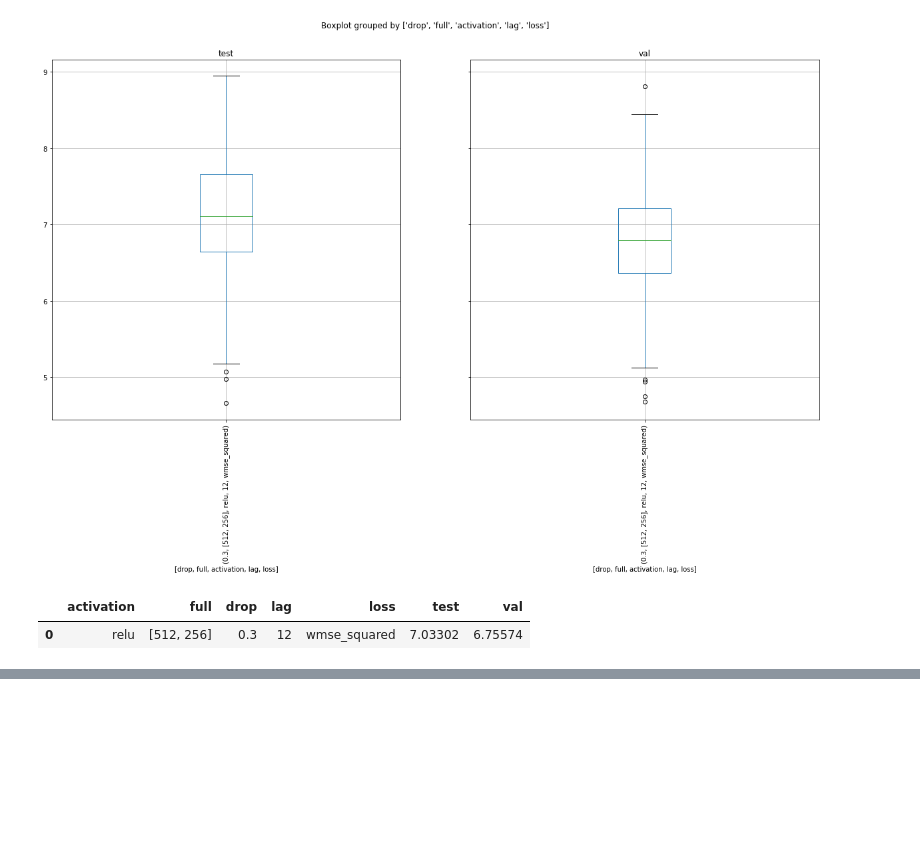
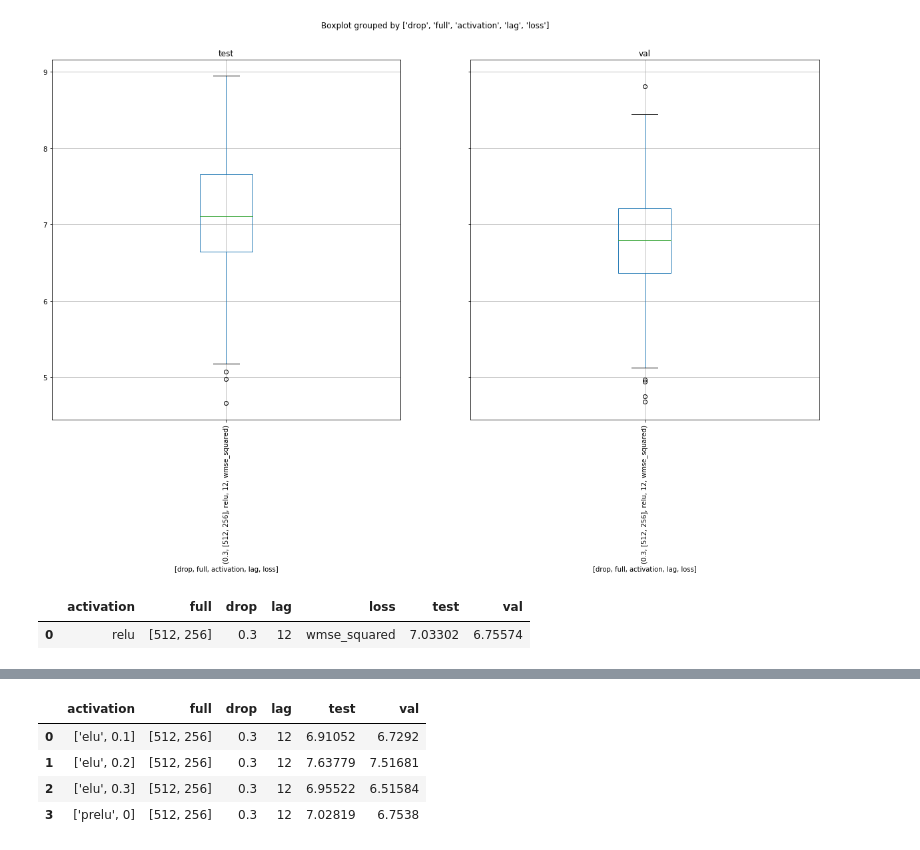
Before and after one commit to bejar/Wind, a Jupyter notebook: Notebooks/Tunning/ParameterTunningMLPs2s.ipynb, the cells around one changed output, grey strips where cells are left out. Drawn from its saved outputs; the diff is of its cells as text; code cells hidden in the pictures; blank space fills up the shorter version.

```diff
--- a/Notebooks/Tunning/ParameterTunningMLPs2s.ipynb
+++ b/Notebooks/Tunning/ParameterTunningMLPs2s.ipynb
@@ -241,0 +261,9 @@ py.iplot([trace], filename='basic-scatter')
+# %%
+b =a.groupby(by=['activation','full', 'drop','lag'],as_index=False).mean()
+b.style.highlight_max()
+# %% [output]
+|  | activation | full | drop | lag | test | val |
+| 0 | ['elu', 0.1] | [512, 256] | 0.3 | 12 | 6.91052 | 6.7292 |
+| 1 | ['elu', 0.2] | [512, 256] | 0.3 | 12 | 7.63779 | 7.51681 |
+| 2 | ['elu', 0.3] | [512, 256] | 0.3 | 12 | 6.95522 | 6.51584 |
+| 3 | ['prelu', 0] | [512, 256] | 0.3 | 12 | 7.02819 | 6.7538 |
```
Also changed, not shown: parts of 5 cells of this notebook, 1 other file.
